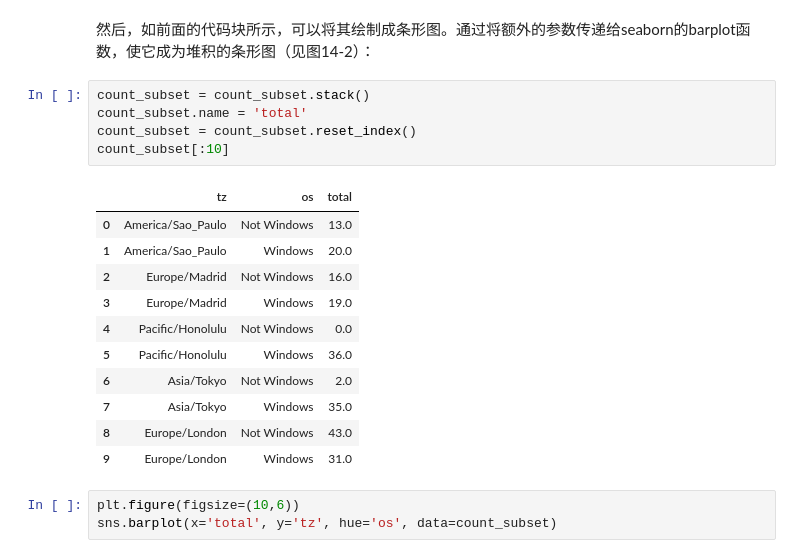
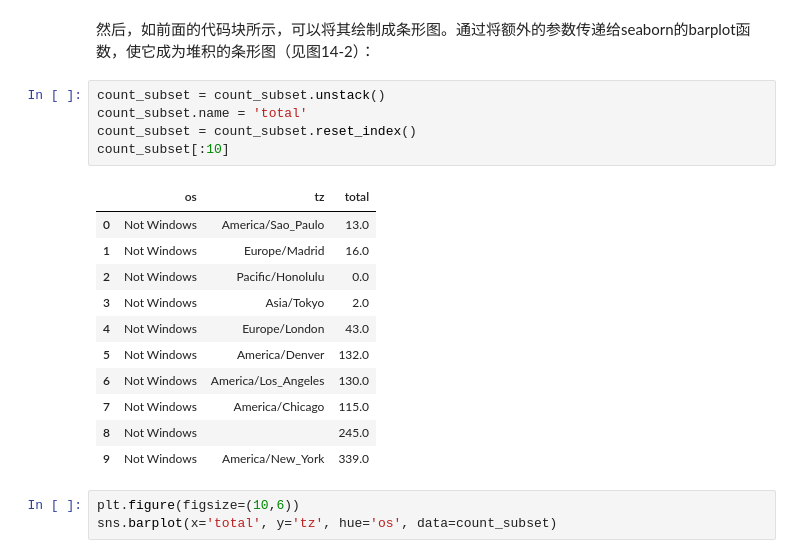
Before and after one commit to gaussic/py-data-analysis, a Jupyter notebook: chapter14.ipynb, the cells around one changed output. Drawn from its saved outputs; the diff is of its cells as text.

```diff
--- a/chapter14.ipynb
+++ b/chapter14.ipynb
@@ -372,22 +372,22 @@ dtype: float64
 # %% [markdown]
 然后，如前面的代码块所示，可以将其绘制成条形图。通过将额外的参数传递给seaborn的barplot函数，使它成为堆积的条形图（见图14-2）：
 # %%
-count_subset = count_subset.stack()
+count_subset = count_subset.unstack()
 count_subset.name = 'total'
 count_subset = count_subset.reset_index()
 count_subset[:10]
 # %% [output]
-|  | tz | os | total |
-| 0 | America/Sao_Paulo | Not Windows | 13.0 |
-| 1 | America/Sao_Paulo | Windows | 20.0 |
-| 2 | Europe/Madrid | Not Windows | 16.0 |
-| 3 | Europe/Madrid | Windows | 19.0 |
-| 4 | Pacific/Honolulu | Not Windows | 0.0 |
-| 5 | Pacific/Honolulu | Windows | 36.0 |
-| 6 | Asia/Tokyo | Not Windows | 2.0 |
-| 7 | Asia/Tokyo | Windows | 35.0 |
-| 8 | Europe/London | Not Windows | 43.0 |
-| 9 | Europe/London | Windows | 31.0 |
+|  | os | tz | total |
+| 0 | Not Windows | America/Sao_Paulo | 13.0 |
+| 1 | Not Windows | Europe/Madrid | 16.0 |
+| 2 | Not Windows | Pacific/Honolulu | 0.0 |
+| 3 | Not Windows | Asia/Tokyo | 2.0 |
+| 4 | Not Windows | Europe/London | 43.0 |
+| 5 | Not Windows | America/Denver | 132.0 |
+| 6 | Not Windows | America/Los_Angeles | 130.0 |
+| 7 | Not Windows | America/Chicago | 115.0 |
+| 8 | Not Windows |  | 245.0 |
+| 9 | Not Windows | America/New_York | 339.0 |
 # %%
 plt.figure(figsize=(10,6))
 sns.barplot(x='total', y='tz', hue='os', data=count_subset)
```
Also changed, not shown: parts of 223 cells of this notebook, 9 other files.
